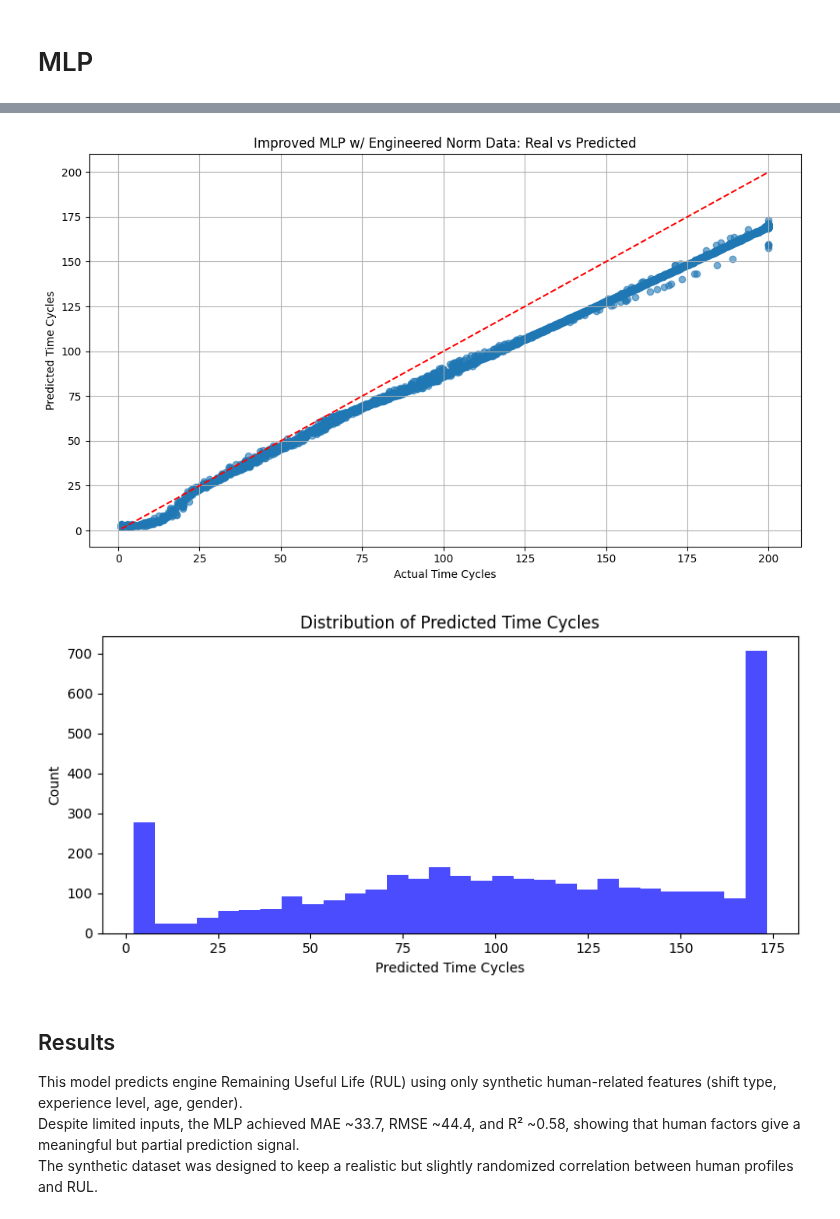
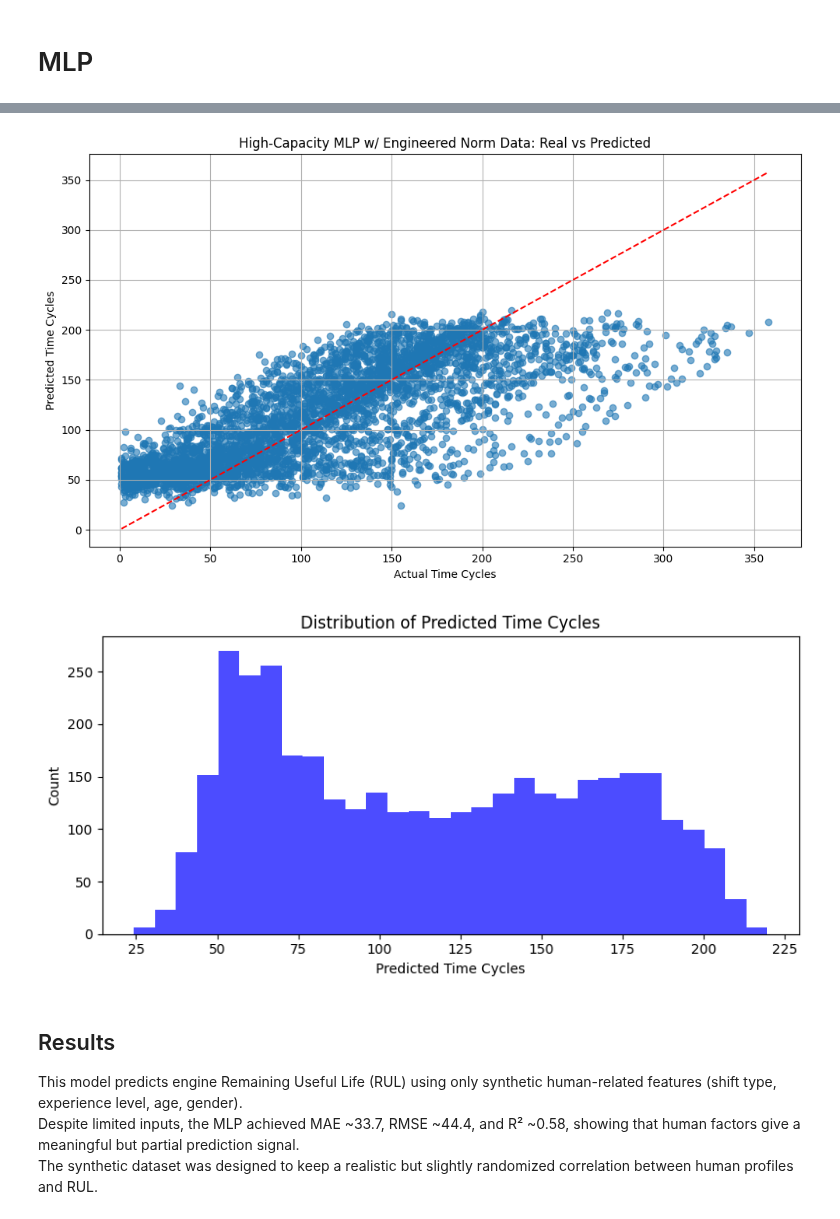
Before and after one commit to Serendipity-PdM/analysis, a Jupyter notebook: shift-data.ipynb, the cells around one changed output, grey strips where cells are left out. Saved outputs shown, nothing was run; the diff lists cells and outputs as text; code cells hidden in the pictures.

```diff
--- a/shift-data.ipynb
+++ b/shift-data.ipynb
@@ -65,23 +65,12 @@ def generate_human_profile():
     return shift, operator_id, experience, age, gender, avg_week_hours, last_year_incidents
 
 def calculate_adjustment(age, shift, experience, avg_week_hours, last_year_incidents):
-    # Randomly flip shift bonus 10% of the time
-    if np.random.rand() < 0.1:
-        shift_adj = -shift_bonus[shift]
-    else:
-        shift_adj = shift_bonus[shift]
-
-    # Randomly modify fatigue/incident ~15% of the time
-    if np.random.rand() < 0.15:
-        avg_week_hours += np.random.uniform(-3, 3)
-        last_year_incidents += np.random.choice([-1, 0, 1])
-
     age_bonus = (age - 22) * 1.4
     exp_bonus = experience_bonus[experience]
+    shift_adj = shift_bonus[shift]
     fatigue_penalty = (avg_week_hours - 45) * -1.0
     incident_penalty = last_year_incidents * -5
     noise = np.random.normal(0, experience_noise[experience])
-
     return age_bonus + exp_bonus + shift_adj + fatigue_penalty + incident_penalty + noise
 
 # --- Train Data ---
@@ -97,7 +86,6 @@ for i, rul in enumerate(virtual_rul_train):
 
     shift, operator_id, experience, age, gender, hours, incidents = generate_human_profile()
     adjusted_rul = rul + calculate_adjustment(age, shift, experience, hours, incidents)
-    adjusted_rul *= np.random.normal(1.0, 0.1)  # Add ~10% random noise
     adjusted_rul = np.clip(adjusted_rul, 1, 200)
 
     train_profiles.append((shift, operator_id, experience, age, gender, hours, incidents, adjusted_rul))
@@ -125,7 +113,6 @@ for i, rul in enumerate(test_data["RUL"]):
 
     shift, operator_id, experience, age, gender, hours, incidents = generate_human_profile()
     adjusted_rul = rul + calculate_adjustment(age, shift, experience, hours, incidents)
-    adjusted_rul *= np.random.normal(1.0, 0.1)  # Add ~10% random noise
     adjusted_rul = np.clip(adjusted_rul, 1, 200)
 
     test_profiles.append((shift, operator_id, experience, age, gender, hours, incidents, adjusted_rul))
@@ -140,6 +127,7 @@ test_final["adjusted_rul"] = test_df["adjusted_rul"]
 output_train = "datasets/shift-data/train_FD001_with_humans.csv"
 output_test = "datasets/shift-data/test_FD001_with_humans.csv"
 
+# Delete existing files if present
 for file_path in [output_train, output_test]:
     if os.path.exists(file_path):
         os.remove(file_path)
@@ -147,5 +135,5 @@ for file_path in [output_train, output_test]:
 train_final.to_csv(output_train, index=False)
 test_final.to_csv(output_test, index=False)
 
-print("✅ Synthetic datasets updated with controlled randomness and saved!")
+print("✅ Synthetic datasets updated: fatigue, adjusted RUL (≤200), partial high-RUL realism, and file overwrite handling.")
 # %% [output]
@@ -427,7 +412,7 @@ df = pd.read_csv("datasets/shift-data/train_FD001_with_humans.csv")
 # --- Feature Engineering ---
 drop_columns = ["op_setting_1", "op_setting_2", "op_setting_3"] + [f"sensor_{i}" for i in range(1, 22)]
 X = df.drop(columns=drop_columns + ["time_cycles", "unit_number"])
-y = df["adjusted_rul"]
+y = df["time_cycles"]
 
 # Identify numerical columns for normalization
 numerical_cols = X.select_dtypes(include=["int64", "float64"]).columns.tolist()
@@ -462,17 +447,18 @@ class ShiftDataset(Dataset):
 train_loader = DataLoader(ShiftDataset(X_train, y_train), batch_size=64, shuffle=True)
 val_loader = DataLoader(ShiftDataset(X_val, y_val), batch_size=64)
 
-# --- Model ---
+# --- Higher-Capacity Model ---
 class ImprovedMLP(nn.Module):
     def __init__(self, input_size):
         super().__init__()
         self.net = nn.Sequential(
-            nn.Linear(input_size, 64),
+            nn.Linear(input_size, 128),
             nn.ReLU(),
-            nn.Dropout(0.2),
+            nn.Dropout(0.1),
+            nn.Linear(128, 64),
+            nn.ReLU(),
             nn.Linear(64, 32),
             nn.ReLU(),
-            nn.Dropout(0.2),
             nn.Linear(32, 16),
             nn.ReLU(),
             nn.Linear(16, 1)
@@ -544,7 +530,7 @@ plt.scatter(targets, preds, alpha=0.6)
 plt.plot([min(targets), max(targets)], [min(targets), max(targets)], 'r--')
 plt.xlabel("Actual Time Cycles")
 plt.ylabel("Predicted Time Cycles")
-plt.title("Improved MLP w/ Engineered Norm Data: Real vs Predicted")
+plt.title("High-Capacity MLP w/ Engineered Norm Data: Real vs Predicted")
 plt.grid(True)
 plt.tight_layout()
 plt.show()
@@ -578,5 +564,5 @@ MAE: 17.28, RMSE: 20.17, R²: 0.8951
-[figure, old version]
+[figure, new version]
-[figure, old version]
+[figure, new version]
 # %% [markdown]
 ## Results
 
```
Also changed, not shown: parts of 8 cells of this notebook, 3 other files.
